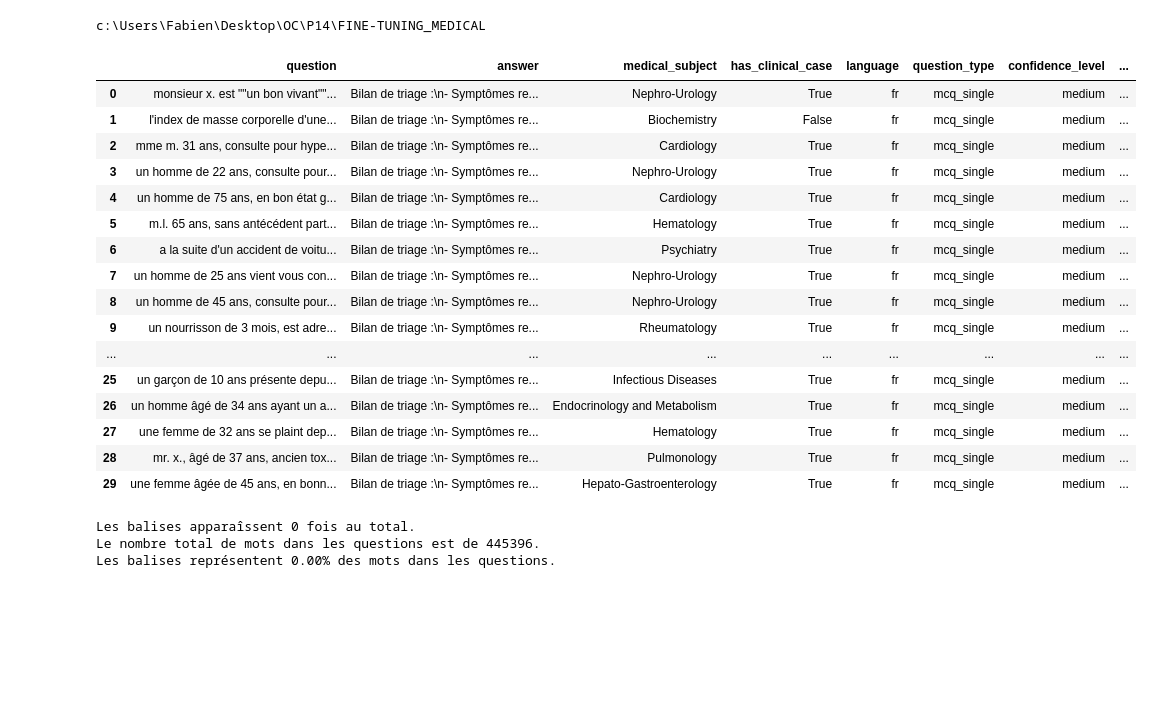
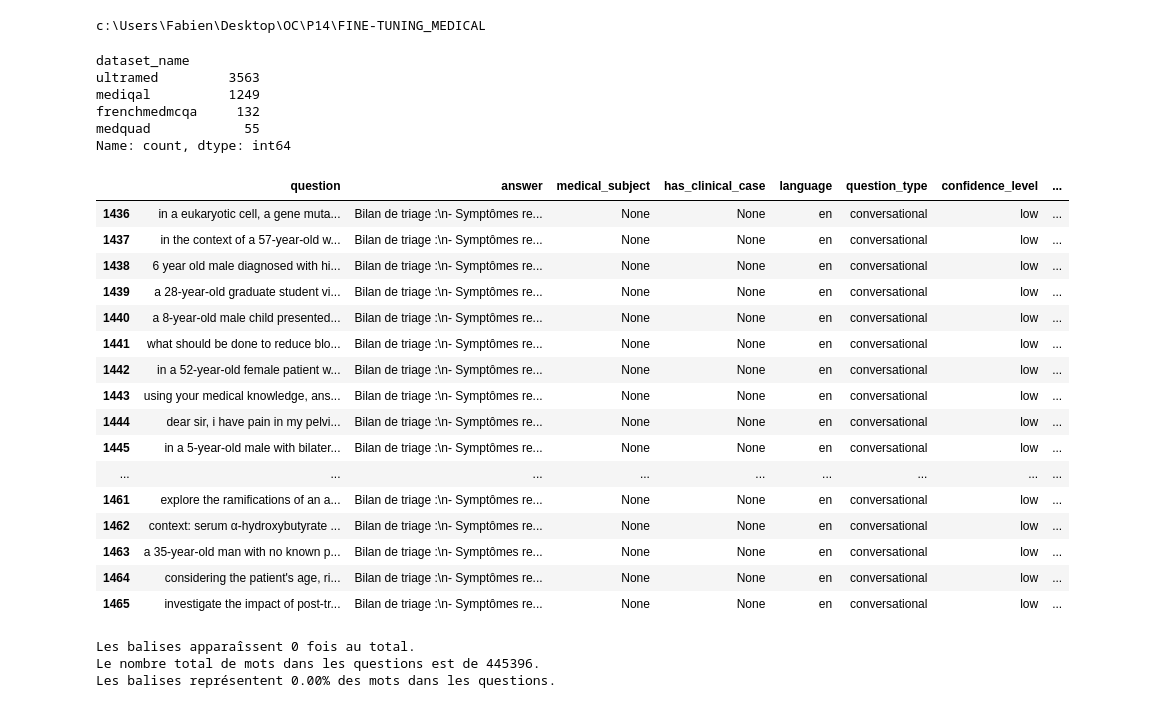
Before and after one commit to RandomFab/medical-triage-llm-finetuning, a Jupyter notebook: notebooks/EDA/sft_dataset_analysis.ipynb, the cells around one changed output. Cells and saved outputs as stored; diff of their text form; code cells hidden in the pictures; blank space fills up the shorter version.

```diff
--- a/notebooks/EDA/sft_dataset_analysis.ipynb
+++ b/notebooks/EDA/sft_dataset_analysis.ipynb
@@ -11,25 +11,32 @@ print(ROOT_PROJECT)
 c:\Users\Fabien\Desktop\OC\P14\FINE-TUNING_MEDICAL
 # %%
 df = pd.read_parquet(ROOT_PROJECT / "data" / "processed" / "sft_dataset" / "sft_dataset_augmented.parquet")
-df.head(30)
+print(df.dataset_name.value_counts())
+df[df["dataset_name"] == 'ultramed'].head(30)
 # %% [output]
+dataset_name
+ultramed         3563
+mediqal          1249
+frenchmedmcqa     132
+medquad            55
+Name: count, dtype: int64
 |  | question | answer | medical_subject | has_clinical_case | language | question_type | confidence_level | ... |
-| 0 | monsieur x. est ""un bon vivant""... | Bilan de triage :\n- Symptômes re... | Nephro-Urology | True | fr | mcq_single | medium | ... |
-| 1 | l'index de masse corporelle d'une... | Bilan de triage :\n- Symptômes re... | Biochemistry | False | fr | mcq_single | medium | ... |
-| 2 | mme m. 31 ans, consulte pour hype... | Bilan de triage :\n- Symptômes re... | Cardiology | True | fr | mcq_single | medium | ... |
-| 3 | un homme de 22 ans, consulte pour... | Bilan de triage :\n- Symptômes re... | Nephro-Urology | True | fr | mcq_single | medium | ... |
-| 4 | un homme de 75 ans, en bon état g... | Bilan de triage :\n- Symptômes re... | Cardiology | True | fr | mcq_single | medium | ... |
-| 5 | m.l. 65 ans, sans antécédent part... | Bilan de triage :\n- Symptômes re... | Hematology | True | fr | mcq_single | medium | ... |
-| 6 | a la suite d'un accident de voitu... | Bilan de triage :\n- Symptômes re... | Psychiatry | True | fr | mcq_single | medium | ... |
-| 7 | un homme de 25 ans vient vous con... | Bilan de triage :\n- Symptômes re... | Nephro-Urology | True | fr | mcq_single | medium | ... |
-| 8 | un homme de 45 ans, consulte pour... | Bilan de triage :\n- Symptômes re... | Nephro-Urology | True | fr | mcq_single | medium | ... |
-| 9 | un nourrisson de 3 mois, est adre... | Bilan de triage :\n- Symptômes re... | Rheumatology | True | fr | mcq_single | medium | ... |
+| 1436 | in a eukaryotic cell, a gene muta... | Bilan de triage :\n- Symptômes re... | None | None | en | conversational | low | ... |
+| 1437 | in the context of a 57-year-old w... | Bilan de triage :\n- Symptômes re... | None | None | en | conversational | low | ... |
+| 1438 | 6 year old male diagnosed with hi... | Bilan de triage :\n- Symptômes re... | None | None | en | conversational | low | ... |
+| 1439 | a 28-year-old graduate student vi... | Bilan de triage :\n- Symptômes re... | None | None | en | conversational | low | ... |
+| 1440 | a 8-year-old male child presented... | Bilan de triage :\n- Symptômes re... | None | None | en | conversational | low | ... |
+| 1441 | what should be done to reduce blo... | Bilan de triage :\n- Symptômes re... | None | None | en | conversational | low | ... |
+| 1442 | in a 52-year-old female patient w... | Bilan de triage :\n- Symptômes re... | None | None | en | conversational | low | ... |
+| 1443 | using your medical knowledge, ans... | Bilan de triage :\n- Symptômes re... | None | None | en | conversational | low | ... |
+| 1444 | dear sir, i have pain in my pelvi... | Bilan de triage :\n- Symptômes re... | None | None | en | conversational | low | ... |
+| 1445 | in a 5-year-old male with bilater... | Bilan de triage :\n- Symptômes re... | None | None | en | conversational | low | ... |
 | ... | ... | ... | ... | ... | ... | ... | ... | ... |
-| 25 | un garçon de 10 ans présente depu... | Bilan de triage :\n- Symptômes re... | Infectious Diseases | True | fr | mcq_single | medium | ... |
-| 26 | un homme âgé de 34 ans ayant un a... | Bilan de triage :\n- Symptômes re... | Endocrinology and Metabolism | True | fr | mcq_single | medium | ... |
-| 27 | une femme de 32 ans se plaint dep... | Bilan de triage :\n- Symptômes re... | Hematology | True | fr | mcq_single | medium | ... |
-| 28 | mr. x., âgé de 37 ans, ancien tox... | Bilan de triage :\n- Symptômes re... | Pulmonology | True | fr | mcq_single | medium | ... |
-| 29 | une femme âgée de 45 ans, en bonn... | Bilan de triage :\n- Symptômes re... | Hepato-Gastroenterology | True | fr | mcq_single | medium | ... |
+| 1461 | explore the ramifications of an a... | Bilan de triage :\n- Symptômes re... | None | None | en | conversational | low | ... |
+| 1462 | context: serum α-hydroxybutyrate ... | Bilan de triage :\n- Symptômes re... | None | None | en | conversational | low | ... |
+| 1463 | a 35-year-old man with no known p... | Bilan de triage :\n- Symptômes re... | None | None | en | conversational | low | ... |
+| 1464 | considering the patient's age, ri... | Bilan de triage :\n- Symptômes re... | None | None | en | conversational | low | ... |
+| 1465 | investigate the impact of post-tr... | Bilan de triage :\n- Symptômes re... | None | None | en | conversational | low | ... |
 # %%
 total_count = df['question'].str.count('LOCATION').sum()
 nb_words = df['question'].str.split().apply(len).sum()
```
Also changed, not shown: 2 other files.
